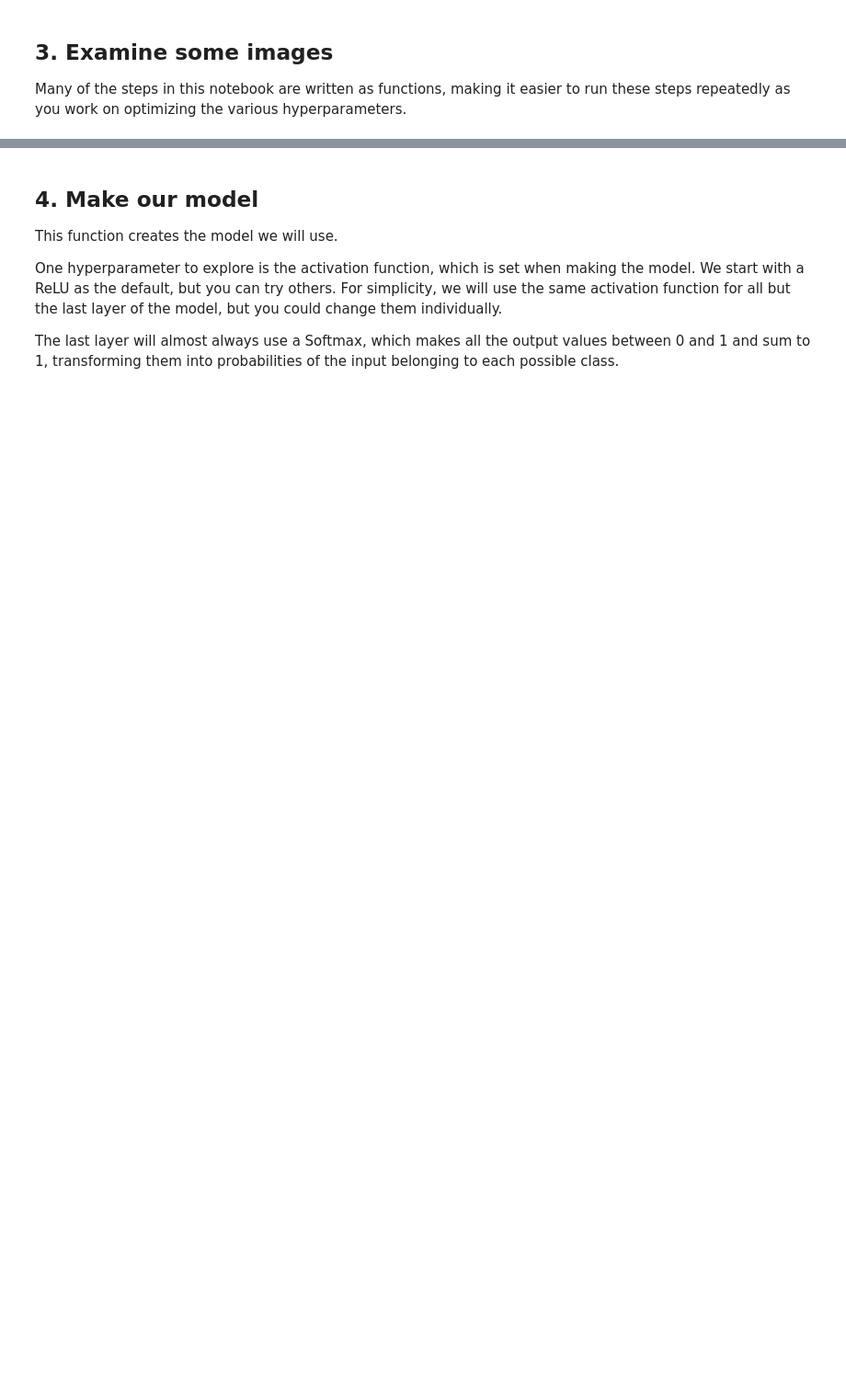
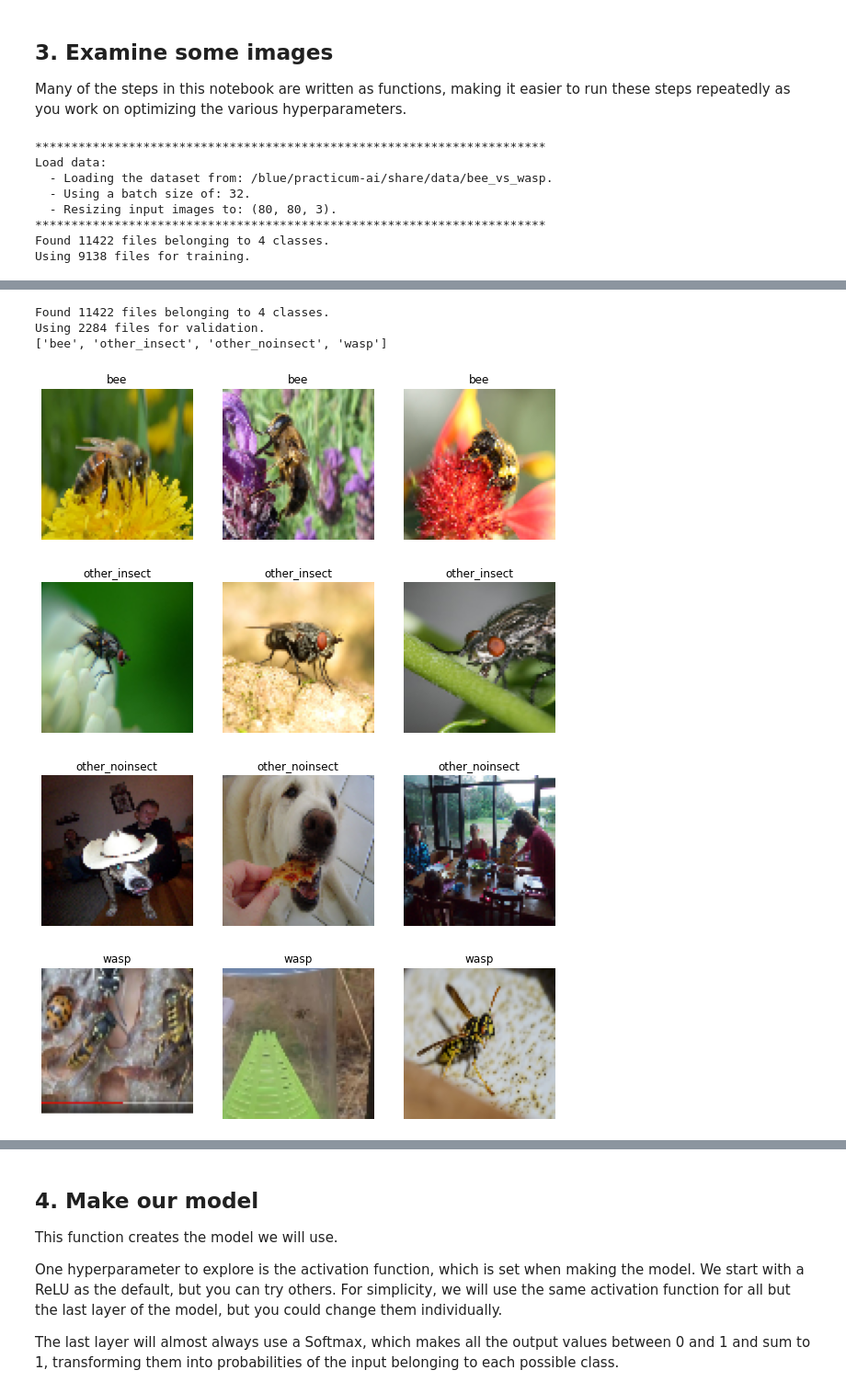
Before and after one commit to PracticumAI/computer_vision, a Jupyter notebook: 01_bees_vs_wasps.ipynb, the cells around one changed output, grey strips where cells are left out. Shown at 92% size. Drawn from its saved outputs; the diff is of its cells as text; code cells hidden in the pictures; blank space fills up the shorter version.

```diff
--- a/01_bees_vs_wasps.ipynb
+++ b/01_bees_vs_wasps.ipynb
@@ -151,0 +65,9 @@ data_path = manage_data()
+# %%
+# Chech for the data.
+# This will look for the data files required for this notebook in some common locations.
+# If it can't find the data, it will ask if you know where it is. If you do, answer yes and
+# provide the path to the data (up to and including the `bee_vs_wasp` folder name). If not,
+# it will ask if you want to download it. If you answer yes, it will download the data and
+# extract it into your data folder.""
+
+data_path = helpers_01.manage_data()
@@ -232,0 +80,15 @@ X_train, X_test = load_display_data(data_path, batch_size=32, shape=(80,80,3), s
+# %%
+# The data path should be set from the cell above.
+# If that failed and you want to set it manually, use the line below.
+# data_path= "data/bee_vs_wasp"
+
+X_train, X_test = helpers_01.load_display_data(data_path, batch_size=32, shape=(80,80,3), show_pictures=True)
+# %% [output]
+***********************************************************************
+Load data:
+  - Loading the dataset from: /blue/practicum-ai/share/data/bee_vs_wasp.
+  - Using a batch size of: 32.
+  - Resizing input images to: (80, 80, 3).
+***********************************************************************
+Found 11422 files belonging to 4 classes.
+Using 9138 files for training.
@@ -232,0 +98,7 @@ X_train, X_test = load_display_data(data_path, batch_size=32, shape=(80,80,3), s
+Found 11422 files belonging to 4 classes.
+Using 2284 files for validation.
+['bee', 'other_insect', 'other_noinsect', 'wasp']
+[figure, added]
+[figure, added]
+[figure, added]
+[figure, added]
```
Also changed, not shown: parts of 24 cells of this notebook, 6 other files.
